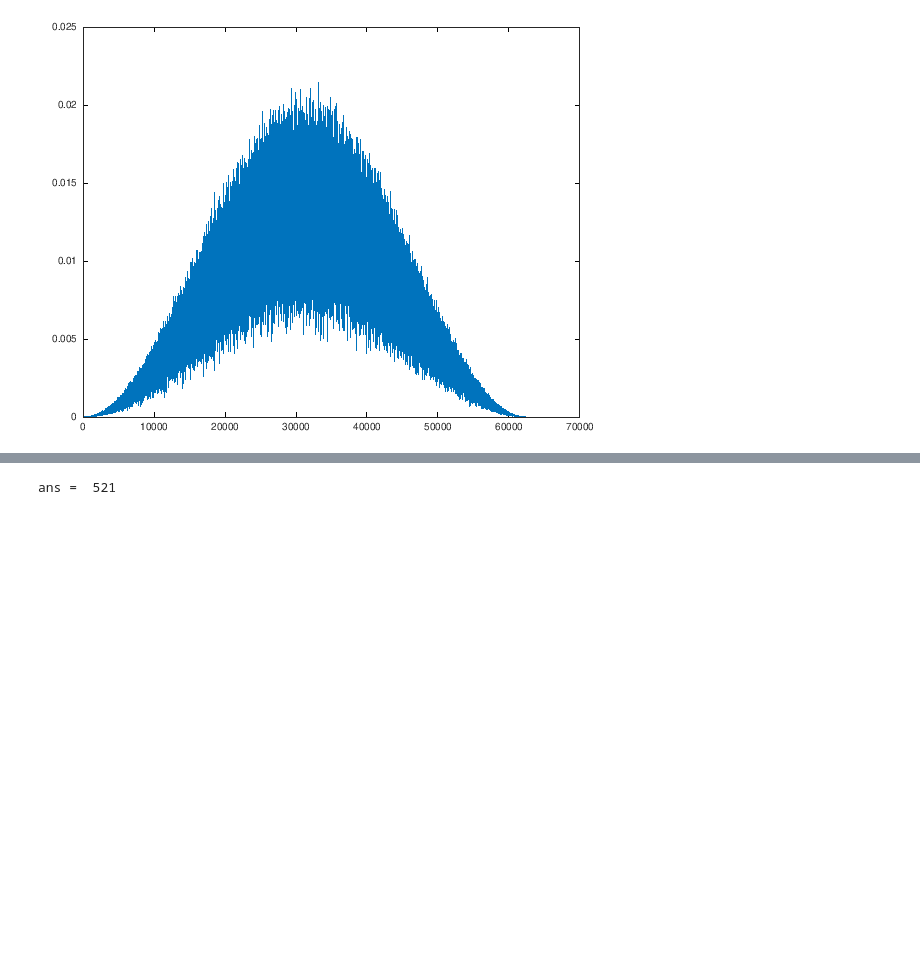
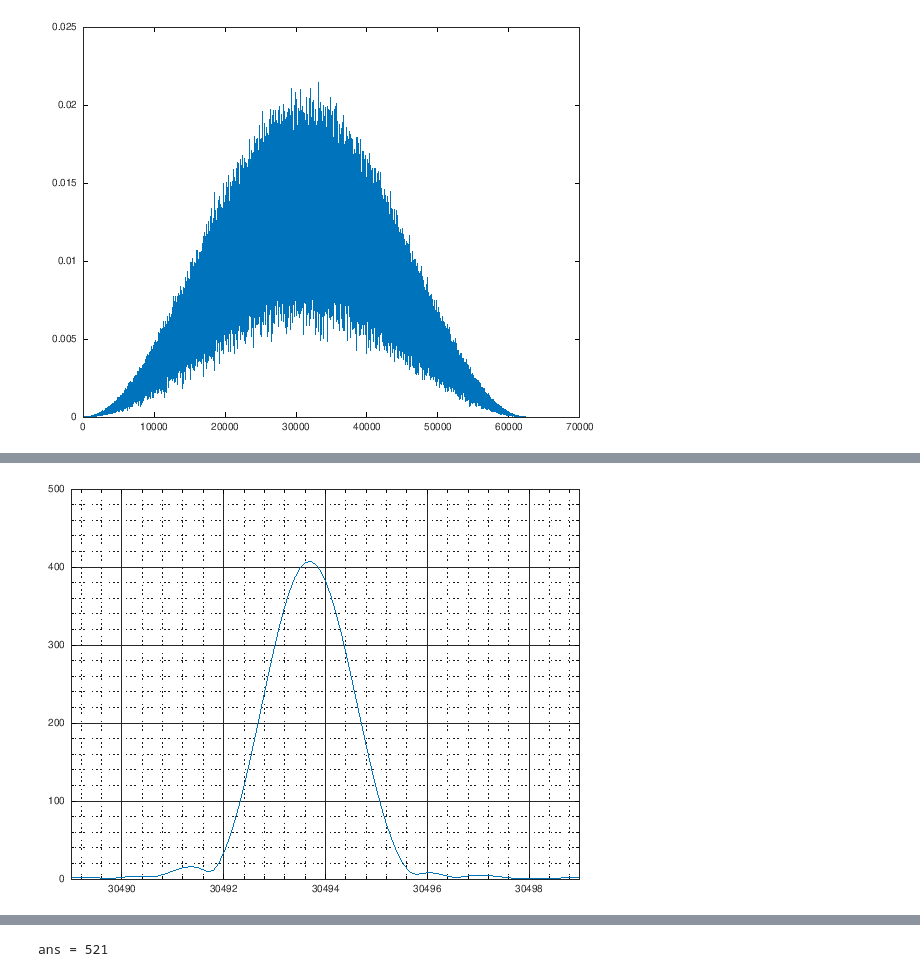
Before and after one commit to tbondy760/sat-chirp, a Jupyter notebook: AnalyzeMultiToneCalibrationFile.ipynb, the cells around one changed output, grey strips where cells are left out. Saved outputs shown, nothing was run; the diff lists cells and outputs as text; code cells hidden in the pictures; blank space fills up the shorter version.

```diff
--- a/AnalyzeMultiToneCalibrationFile.ipynb
+++ b/AnalyzeMultiToneCalibrationFile.ipynb
@@ -78,3 +80,10 @@ axis([-760 -750], "tic")
+# %%
+plot(F_base, E_cos_pulse)
+grid on
+grid minor
+axis([30494-5 30494+5], "tic")
+# %% [output]
+[figure, added]
 # %%
 F_base(find(E_cos_pulse(:) == max(E_cos_pulse)))
 # %% [output]
```
Also changed, not shown: parts of 14 cells of this notebook.
